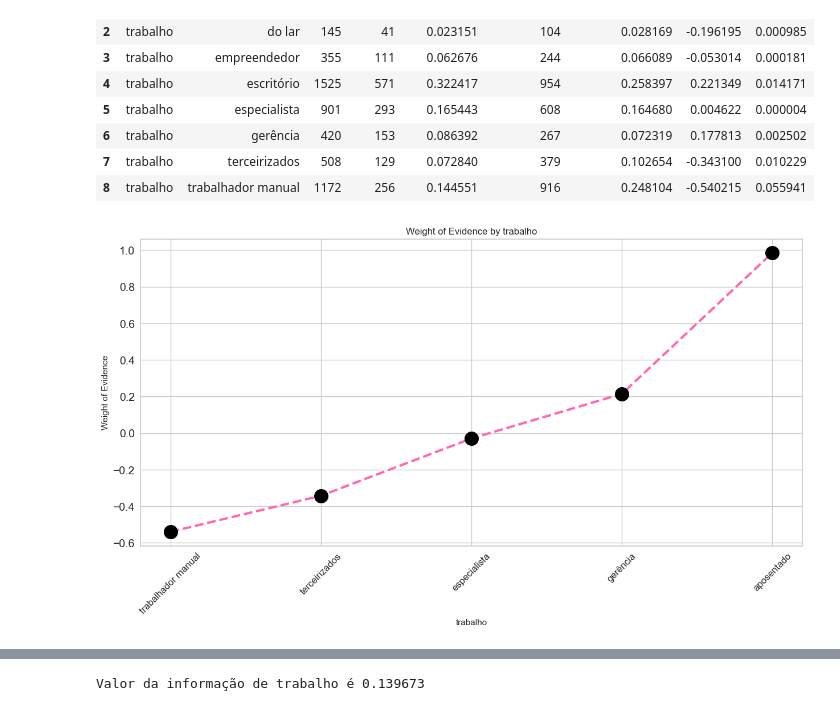
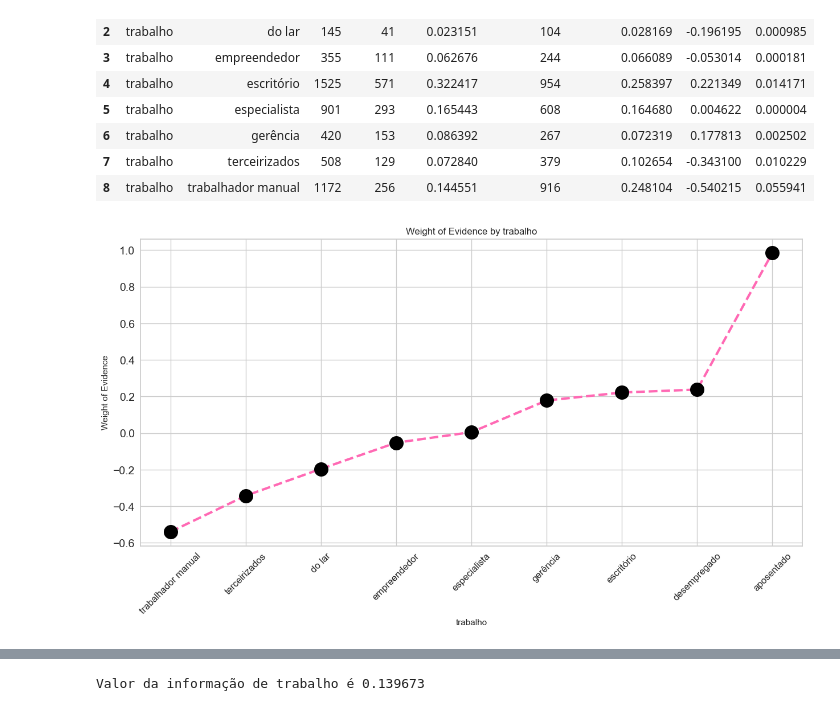
Before and after one commit to rogeriodelfim/Competicoes, a Jupyter notebook: Flai/10/02 - Features Engineering.ipynb, the cells around one changed output, grey strips where cells are left out. Drawn from its saved outputs; the diff is of its cells as text; code cells hidden in the pictures.

```diff
--- a/Flai/10/02 - Features Engineering.ipynb
+++ b/Flai/10/02 - Features Engineering.ipynb
@@ -1373,10 +1397,10 @@ Valor da informação de trabalho é 0.140748
 | 7 | trabalho | terceirizados | 508 | 129 | 0.072840 | 379 | 0.102654 | -0.343100 | 0.010229 |
 | 8 | trabalho | trabalhador manual | 1172 | 256 | 0.144551 | 916 | 0.248104 | -0.540215 | 0.055941 |
 # %%
-df_grade = my_woe.woe_categorical(df_, 'trabalho', y)
+df_grade = my_woe.woe_categorical(df2_train, 'trabalho', y)
 plot_by_woe(df_grade, 45)
 # %% [output]
-[figure, old version]
+[figure, new version]
 # %%
 df_['trabalho'].unique()
 # %% [output]
```
Also changed, not shown: parts of 27 cells of this notebook, 3 other files.
